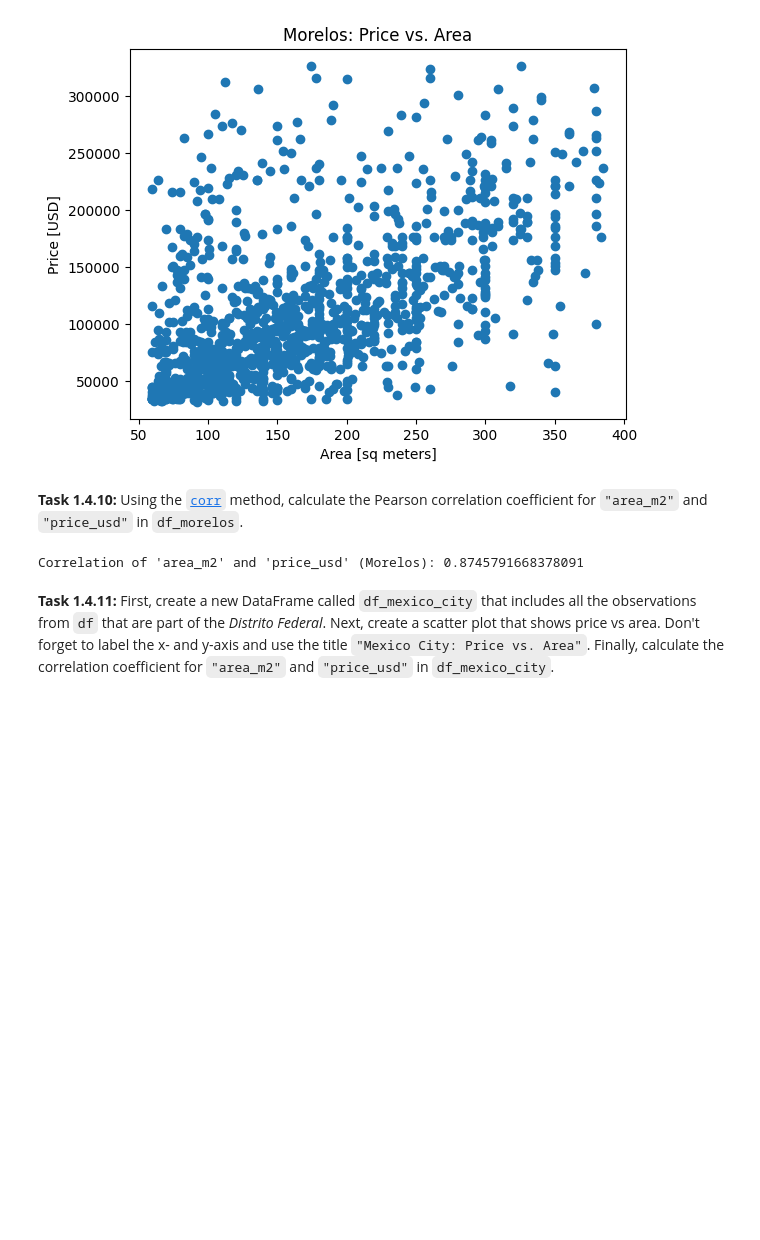
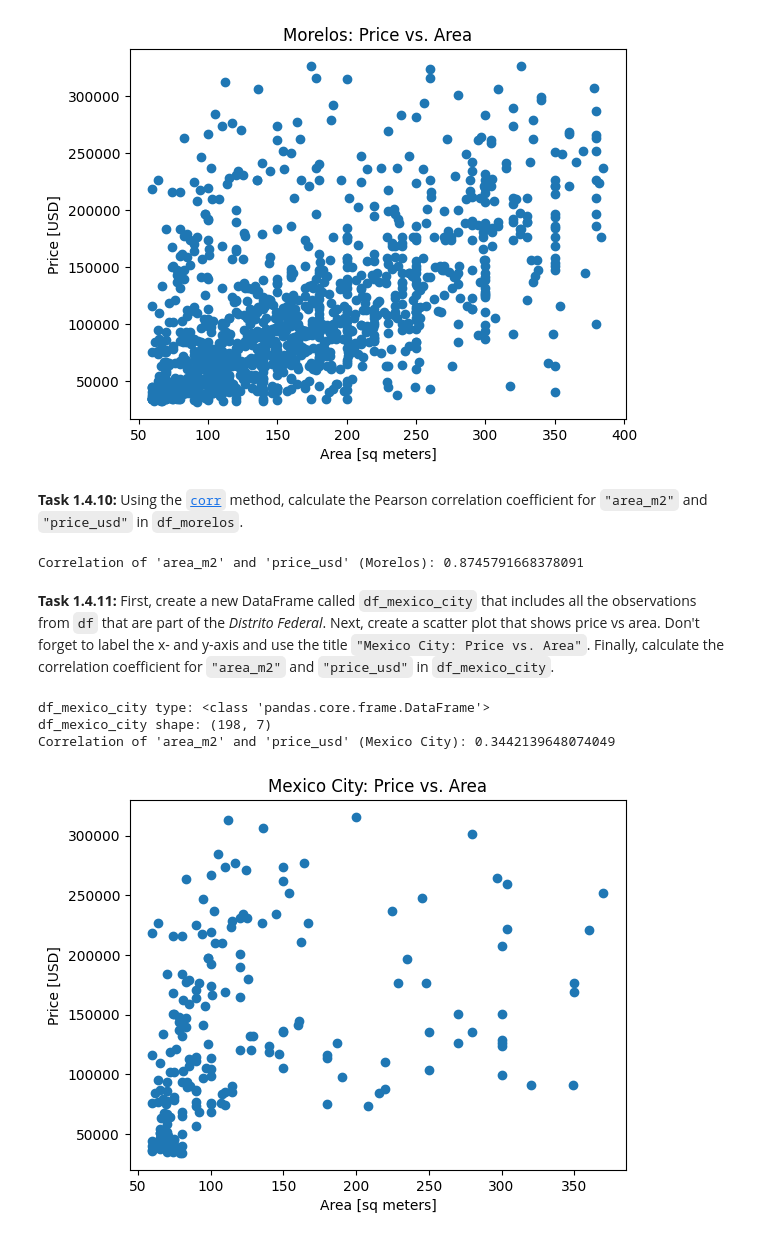
Before and after one commit to Ofgeha-Gelana/Housing-in-Mexico, a Jupyter notebook: notebooks/014-size-or-location.ipynb, the cells around one changed output. Cells and saved outputs as stored; diff of their text form; code cells hidden in the pictures; blank space fills up the shorter version.

Commit message:
added mexico city df

```diff
--- a/notebooks/014-size-or-location.ipynb
+++ b/notebooks/014-size-or-location.ipynb
@@ -163,3 +163,33 @@ print("Correlation of 'area_m2' and 'price_usd' (Morelos):", p_correlation)
 Correlation of 'area_m2' and 'price_usd' (Morelos): 0.8745791668378091
 # %% [markdown]
 **Task 1.4.11:** First, create a new DataFrame called `df_mexico_city` that includes all the observations from `df` that are part of the *Distrito Federal*. Next, create a scatter plot that shows price vs area. Don't forget to label the x- and y-axis and use the title `"Mexico City: Price vs. Area"`. Finally, calculate the  correlation coefficient for `"area_m2"` and `"price_usd"` in `df_mexico_city`.
+# %%
+# Declare variable `df_mexico_city` by subsetting `df`
+df_mexico_city = df[df['state'] == 'Distrito Federal']
+
+# Print object type and shape
+print("df_mexico_city type:", type(df_mexico_city))
+print("df_mexico_city shape:", df_mexico_city.shape)
+
+# Create a scatter plot "price_usd" vs "area_m2" in Distrito Federal
+plt.scatter(df_mexico_city["area_m2"], df_mexico_city["price_usd"])  # REMOVERHS
+
+# Add x-axis label
+plt.xlabel("Area [sq meters]")  # REMOVERHS
+
+# Add y-axis label
+plt.ylabel("Price [USD]")  # REMOVERHS
+
+# Add title
+plt.title("Mexico City: Price vs. Area")  # REMOVERHS
+
+# Calculate correlation of "price_usd" and "area_m2" in `df_mexico_city`
+p_correlation = df_mexico_city['area_m2'].corr(df_mexico_city['price_usd'])
+
+# Print correlation coefficient
+print("Correlation of 'area_m2' and 'price_usd' (Mexico City):", p_correlation);
+# %% [output]
+df_mexico_city type: <class 'pandas.core.frame.DataFrame'>
+df_mexico_city shape: (198, 7)
+Correlation of 'area_m2' and 'price_usd' (Mexico City): 0.3442139648074049
+[figure, added]
```
Also changed, not shown: parts of 1 cell of this notebook.
